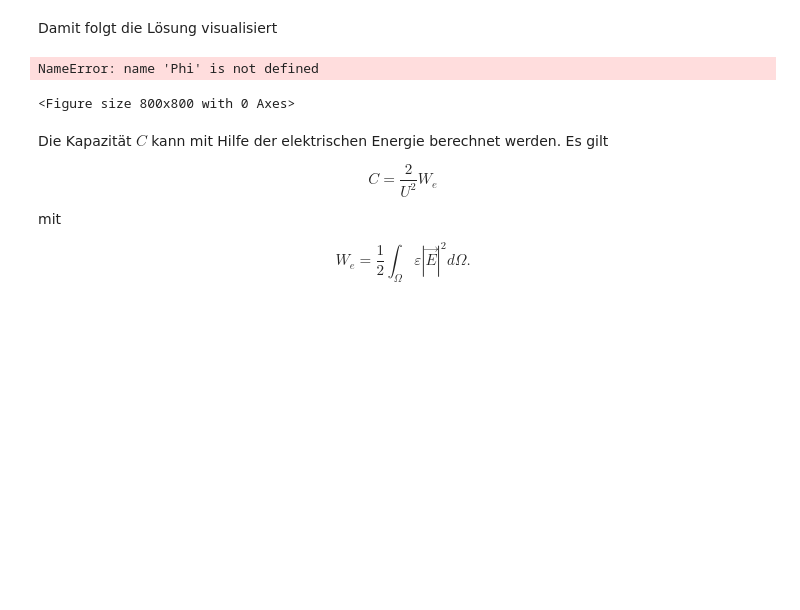
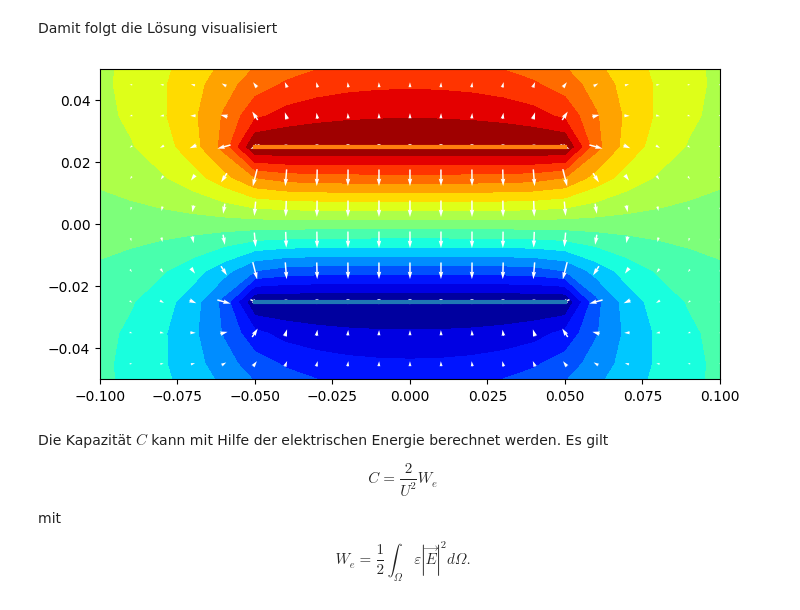
Before and after one commit to BieriCyril/ZHAW_STt_NUM1, a Jupyter notebook: NUM1_Praktikum_W4.ipynb, the cells around one changed output. Saved outputs shown, nothing was run; the diff lists cells and outputs as text; code cells hidden in the pictures; blank space fills up the shorter version.

```diff
--- a/NUM1_Praktikum_W4.ipynb
+++ b/NUM1_Praktikum_W4.ipynb
@@ -302,7 +302,7 @@ Die Lösung ist somit gegeben durch
 #phi[freedofs] += <snipp selber machen>
 #angpeasst und kopiert von beispiel laplacegleichung
 phi = phi0.copy() # initialisieren mit phi0
-phi[freedofs] += v
+phi[freedofs] += phired
 #Phi = np.reshape(phi,domshape) # Lösung in Matrix Form für die Visualisierung
 phi = np.reshape(phi, Xi.shape) # auf 2d-Form zurückbringen
 # %% [markdown]
@@ -325,18 +326,17 @@ Ey[1:-1,:] = - (phi[2:,:] - phi[:-2,:])/(2*h)
 Damit folgt die Lösung visualisiert
 # %%
 plt.figure(figsize=(8,8))
-plt.contourf(Xi,Yi,Phi,np.linspace(-1,1,18),cmap='jet')
+plt.contourf(Xi,Yi,phi,np.linspace(-1,1,18),cmap='jet')
 plt.plot(pnts[inde1,0],pnts[inde1,1],lw=3)#,color='black')
 plt.plot(pnts[inde2,0],pnts[inde2,1],lw=3)#,color='black')
 plt.quiver(Xi,Yi,Ex,Ey,angles='xy',scale=1.5e3,color='white',pivot='middle')
 plt.gca().set_aspect(1)
 plt.xlim(-.1,.1)
 plt.ylim(-.05,.05)
 #plt.savefig('Plattenkondensator.pdf')
 plt.show()
 # %% [output]
-NameError: name 'Phi' is not defined
-<Figure size 800x800 with 0 Axes>
+[figure, added]
 # %% [markdown]
 Die Kapazität $C$ kann mit Hilfe der elektrischen Energie berechnet werden. Es gilt
 
```
Also changed, not shown: parts of 17 cells of this notebook.
